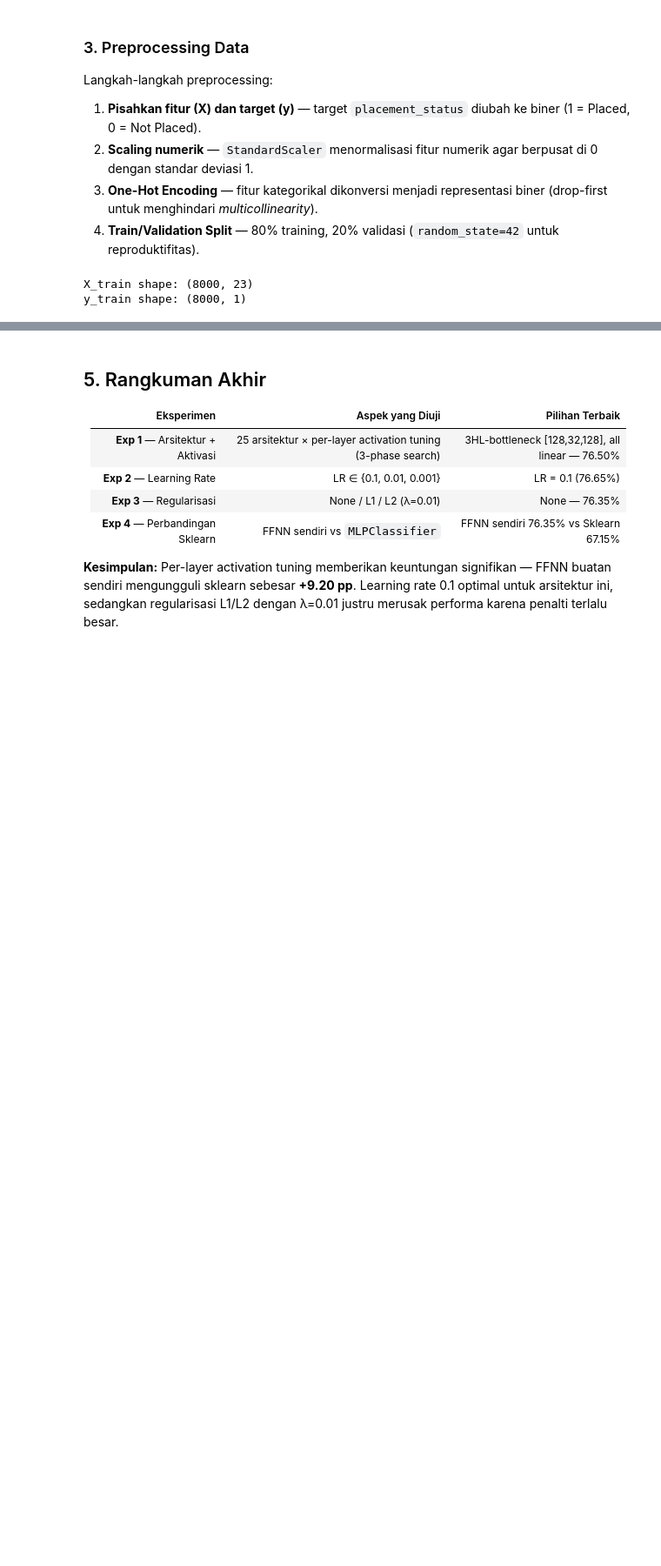
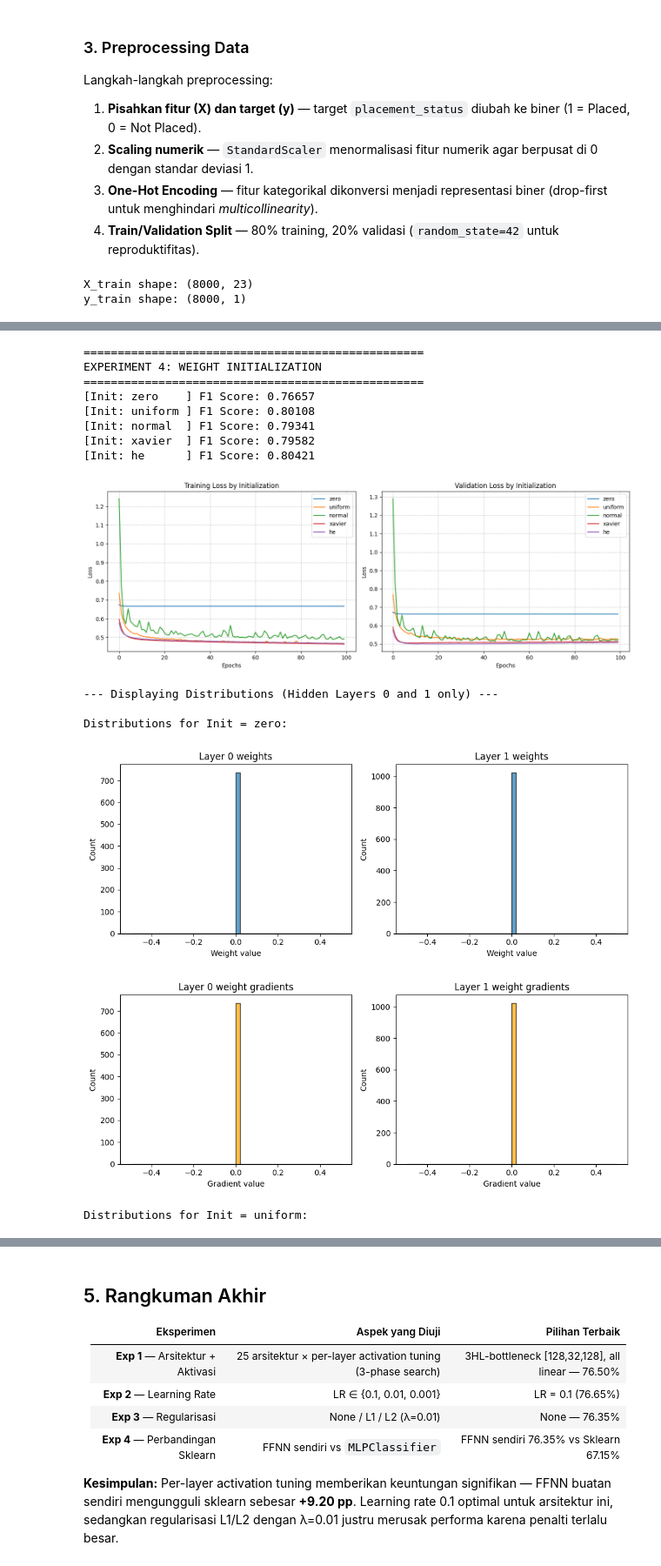
Before and after one commit to yonatan-nyo/ML-FFNN, a Jupyter notebook: src/notebooks/main.ipynb, the cells around one changed output, grey strips where cells are left out. Shown at 87% size. Drawn from its saved outputs; the diff is of its cells as text; code cells hidden in the pictures; blank space fills up the shorter version.

```diff
--- a/src/notebooks/main.ipynb
+++ b/src/notebooks/main.ipynb
@@ -666,0 +518,80 @@ Best regularization: NONE
+# %%
+# =====================================================================
+# --- EXPERIMENT 4: EFFECT OF WEIGHT INITIALIZATION ---
+# =====================================================================
+print("\n" + "="*50)
+print("EXPERIMENT 4: WEIGHT INITIALIZATION")
+print("="*50)
+
+INPUT_DIM = X_train.shape[1]
+BASE_ARCH = [INPUT_DIM, 32, 32, 1]
+ACTIVATIONS = ["relu", "relu", "sigmoid"]
+EPOCHS = 100
+BATCH_SIZE = 32
+LR = 0.01
+
+# Available initializers: "zero", "uniform", "normal", "xavier", "he"
+init_configs = ["zero", "uniform", "normal", "xavier", "he"]
+init_histories = {}
+init_models = {}
+
+for init_name in init_configs:
+    model = ChosenNetwork(
+        layer_sizes=BASE_ARCH,
+        activations=ACTIVATIONS,
+        loss="bce",
+        seed=SEED_VALUE,
+        initializer=init_name
+    )
+
+    history = model.fit(X_train, y_train, val_data=(X_val, y_val),
+                        epochs=EPOCHS, batch_size=BATCH_SIZE, learning_rate=LR, verbose=0)
+
+    y_pred_probs = model.predict(X_val)
+    y_pred = (y_pred_probs > 0.5).astype(int)
+    f1 = f1_score(y_val, y_pred, average='binary')
+
+    print(f"[Init: {init_name:<8}] F1 Score: {f1:.5f}")
+
+    init_histories[init_name] = history
+    init_models[init_name] = model
+
+# --- Plotting Training & Val Loss ---
+fig, axes = plt.subplots(1, 2, figsize=(14, 5))
+for init_name, hist in init_histories.items():
+    axes[0].plot(hist['train_loss'], label=f"{init_name}")
+    axes[1].plot(hist['val_loss'], label=f"{init_name}")
+
+axes[0].set_title("Training Loss by Initialization")
+axes[1].set_title("Validation Loss by Initialization")
+for ax in axes:
+    ax.set_xlabel("Epochs")
+    ax.set_ylabel("Loss")
+    ax.legend()
+    ax.grid(True, linestyle='--', alpha=0.7)
+plt.tight_layout()
+plt.show()
+
+# --- Plotting Weight and Gradient Distributions ---
+# Layer 0: INPUT->32 (hidden), Layer 1: 32->32 (hidden), Layer 2: 32->1 (output — excluded)
+print("\n--- Displaying Distributions (Hidden Layers 0 and 1 only) ---")
+for init_name, model in init_models.items():
+    print(f"\nDistributions for Init = {init_name}:")
+    model.plot_weight_distribution(layers=[0, 1])
+    model.plot_gradient_distribution(layers=[0, 1])
+# %% [output]
+==================================================
+EXPERIMENT 4: WEIGHT INITIALIZATION
+==================================================
+[Init: zero    ] F1 Score: 0.76657
+[Init: uniform ] F1 Score: 0.80108
+[Init: normal  ] F1 Score: 0.79341
+[Init: xavier  ] F1 Score: 0.79582
+[Init: he      ] F1 Score: 0.80421
+[figure, added]
+--- Displaying Distributions (Hidden Layers 0 and 1 only) ---
+
+Distributions for Init = zero:
+[figure, added]
+[figure, added]
+Distributions for Init = uniform:
```
Also changed, not shown: parts of 19 cells of this notebook, 1 other file.
